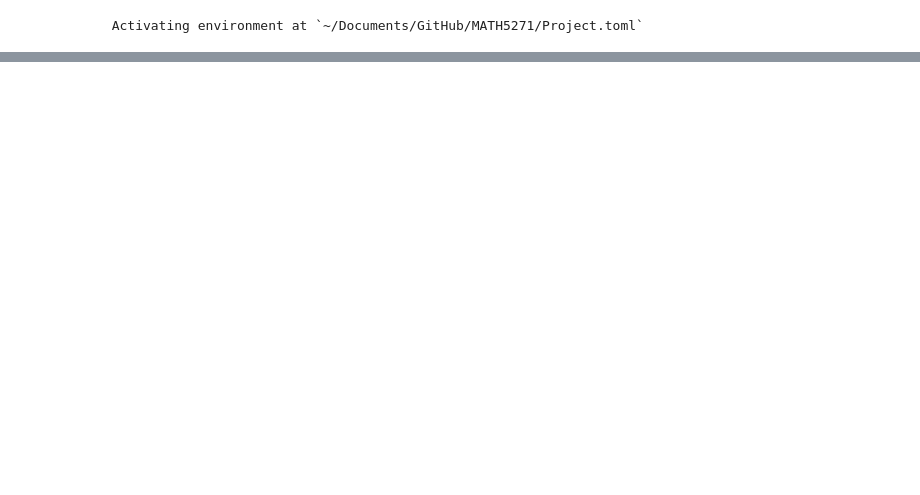
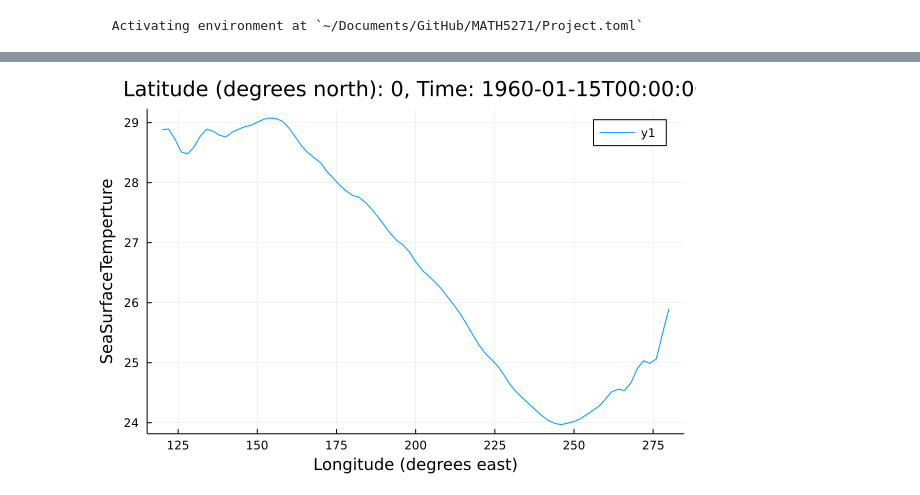
Before and after one commit to jbisits/MATH5271, a Jupyter notebook: Task 2/Task2.ipynb, the cells around one changed output, grey strips where cells are left out. Saved outputs shown, nothing was run; the diff lists cells and outputs as text; code cells hidden in the pictures; blank space fills up the shorter version.

```diff
--- a/Task 2/Task2.ipynb
+++ b/Task 2/Task2.ipynb
@@ -44,0 +67,10 @@ dimensions = ( Lon(lon), Lat(lat), Time(t))
+# %%
+timelength =  globalSST_file["time"][:]
+sst =  globalSST_file["sst"]
+
+#Create custom dimension types
+@dim Lat YDim "Latitude (degrees north)"
+@dim Lon XDim "Longitude (degrees east)"
+lon = 0:2:358
+lat = -88:2:88
+dimensions = (Lon(lon), Lat(lat), Ti(timelength))
@@ -44,0 +84,3 @@ dimensions = ( Lon(lon), Lat(lat), Time(t))
+# %%
+SSTglobal = GeoArray(sst, dimensions, name = :SeaSurfaceTemperture)
+SSTglobal[Ti(1)] |> plot
@@ -44,0 +89,4 @@ dimensions = ( Lon(lon), Lat(lat), Time(t))
+# %%
+SSTglobal[Lon(Between(120, 280)), Lat(At(0)), Ti(1)] |> plot
+# %% [output]
+[figure, added]
```
Also changed, not shown: parts of 11 cells of this notebook, 4 other files.
